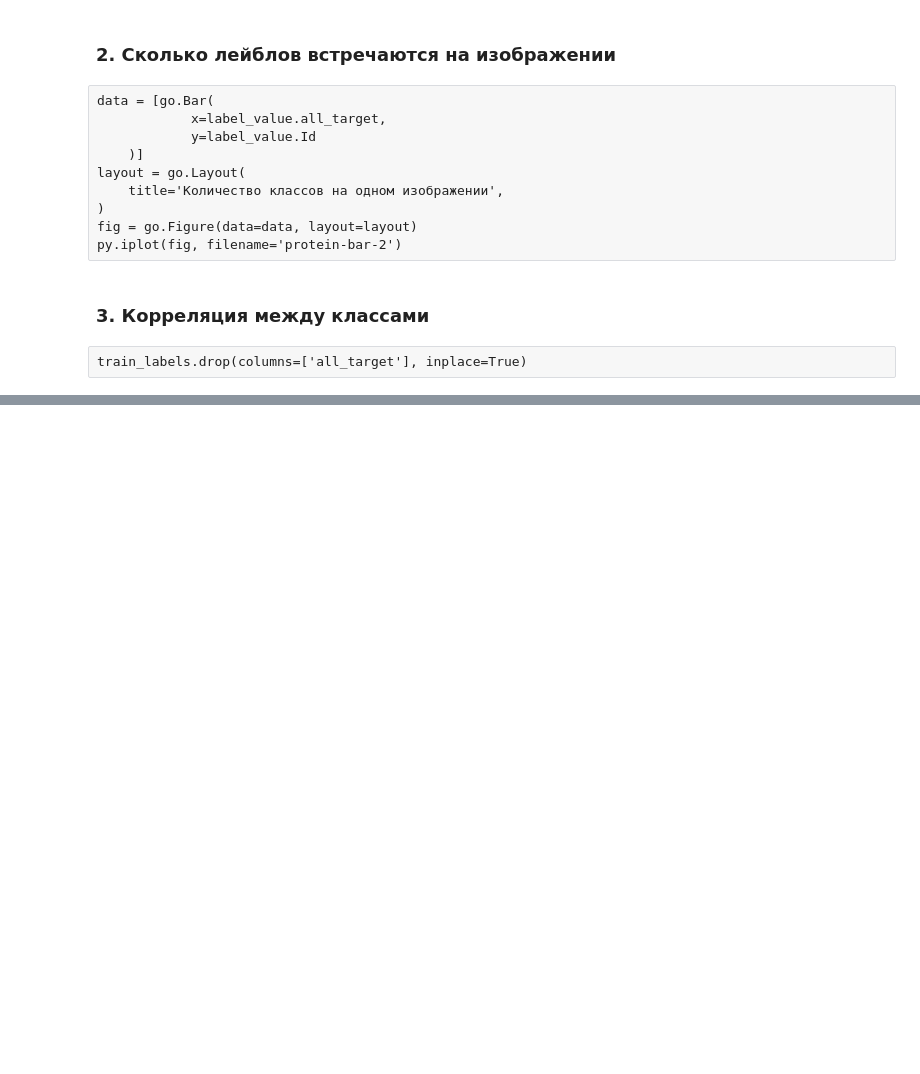
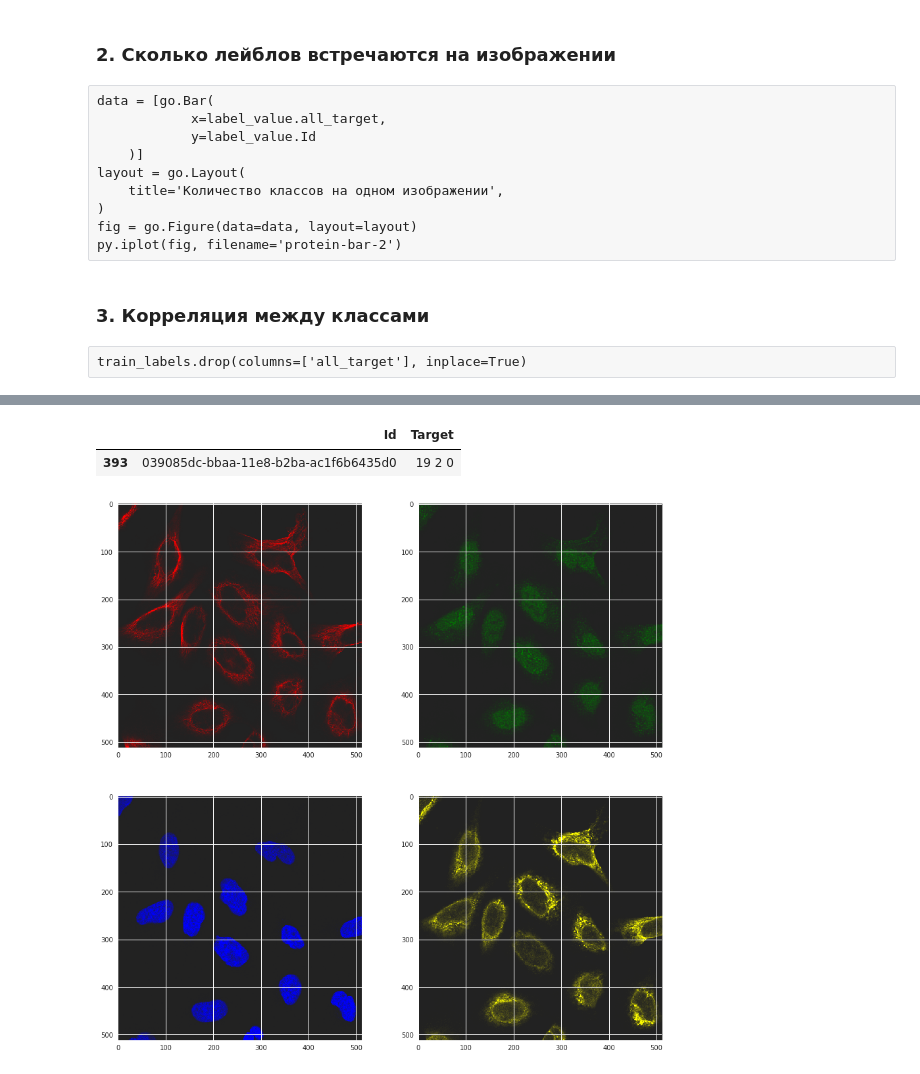
Before and after one commit to panamafrica/protein, a Jupyter notebook: EDA/2018-11-08-EDA-protein.ipynb, the cells around one changed output, grey strips where cells are left out. Drawn from its saved outputs; the diff is of its cells as text; code cells hidden in the pictures; blank space fills up the shorter version.

```diff
--- a/EDA/2018-11-08-EDA-protein.ipynb
+++ b/EDA/2018-11-08-EDA-protein.ipynb
@@ -195,0 +215,24 @@ train_labels.shape[0]
+# %%
+train_labels.query('Id == "039085dc-bbaa-11e8-b2ba-ac1f6b6435d0"')
+# %% [output]
+|  | Id | Target |
+| 393 | 039085dc-bbaa-11e8-b2ba-ac1f6b6435d0 | 19 2 0 |
+# %%
+img_1 = '039085dc-bbaa-11e8-b2ba-ac1f6b6435d0'
+# %%
+images = []
+images.append(plt.imread('../../ceph-data/kaggle-protein/train/' +img_1 + '_red.png'))
+images.append(plt.imread('../../ceph-data/kaggle-protein/train/' +img_1 + '_green.png'))
+images.append(plt.imread('../../ceph-data/kaggle-protein/train/' +img_1 + '_blue.png'))
+images.append(plt.imread('../../ceph-data/kaggle-protein/train/' +img_1 + '_yellow.png'))
+# %%
+plt.figure(figsize=(15,15))
+cmaps = [sns.dark_palette("red", as_cmap=True),
+         sns.dark_palette("green", as_cmap=True),
+         sns.dark_palette("blue", as_cmap=True),
+         sns.dark_palette("yellow", as_cmap=True)]
+for img in range(4):
+    plt.subplot(2,2,img+1)
+    plt.imshow(images[img], cmap=cmaps[img])
+# %% [output]
+[figure, added]
```
Also changed, not shown: parts of 22 cells of this notebook, 3 other files.
